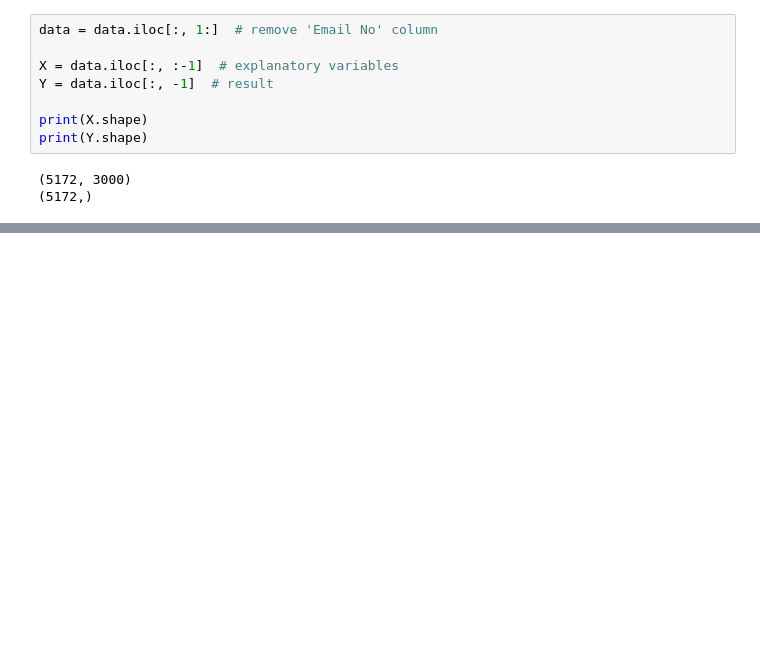
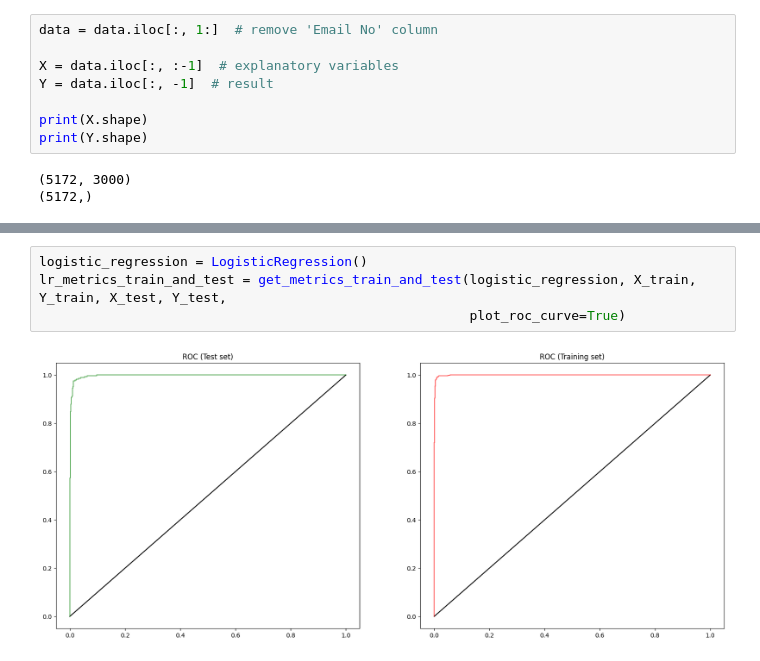
Before and after one commit to Exonault/TechnicalUniversityMastersProject, a Jupyter notebook: MachineLearning/MachineLearning/Notebooks/Project.ipynb, the cells around one changed output, grey strips where cells are left out. Saved outputs shown, nothing was run; the diff lists cells and outputs as text; blank space fills up the shorter version.

```diff
--- a/MachineLearning/MachineLearning/Notebooks/Project.ipynb
+++ b/MachineLearning/MachineLearning/Notebooks/Project.ipynb
@@ -145,0 +199,6 @@ def kFoldValidation(classifier, X, Y):
+# %%
+logistic_regression = LogisticRegression()
+lr_metrics_train_and_test = get_metrics_train_and_test(logistic_regression, X_train, Y_train, X_test, Y_test,
+                                                       plot_roc_curve=True)
+# %% [output]
+[figure, added]
```
Also changed, not shown: parts of 31 cells of this notebook.
